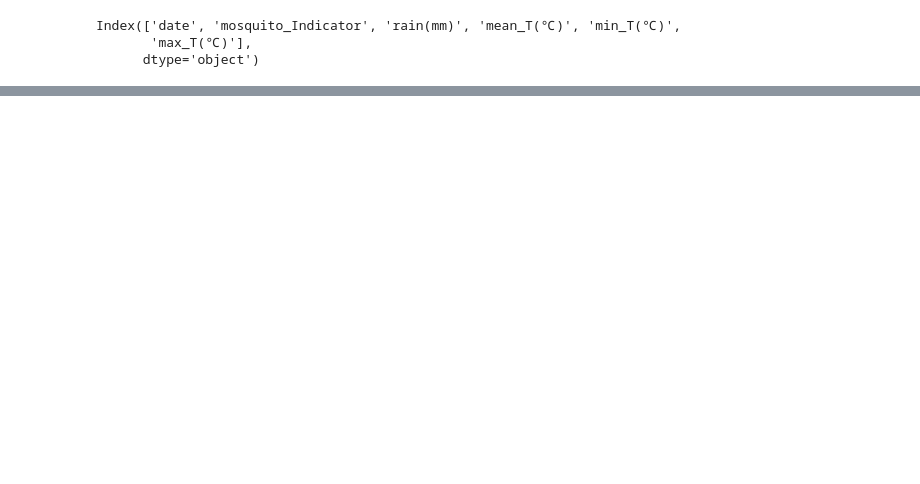
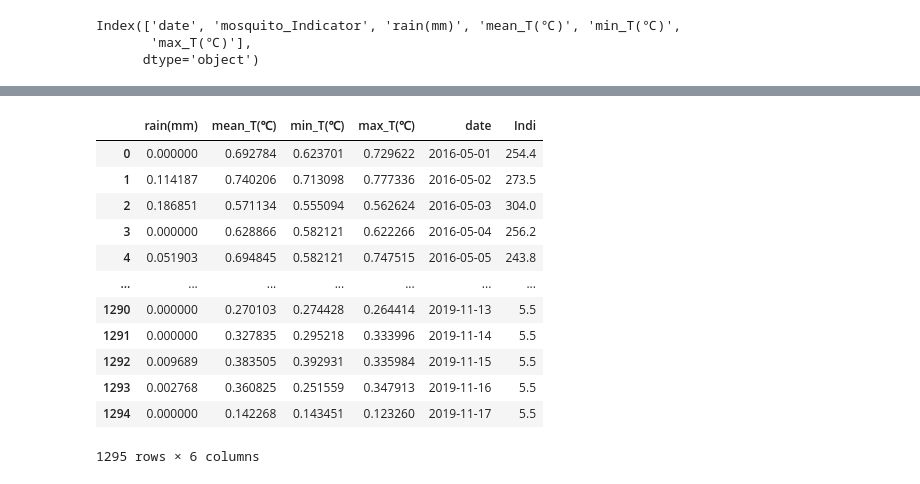
Before and after one commit to pyh5214/ML_Time-Series-Analysis, a Jupyter notebook: mos 1.ipynb, the cells around one changed output, grey strips where cells are left out. Saved outputs shown, nothing was run; the diff lists cells and outputs as text; code cells hidden in the pictures; blank space fills up the shorter version.

```diff
--- a/mos 1.ipynb
+++ b/mos 1.ipynb
@@ -72,0 +132,2 @@ memory usage: 63.0+ KB
+# %%
+mos = mos.drop_duplicates(subset=['date'])
@@ -72,0 +157,2 @@ memory usage: 63.0+ KB
+# %%
+mos['date'] = pd.to_datetime(mos['date'])
@@ -73,3 +177,3 @@ memory usage: 63.0+ KB
 # %%
-data =df.drop('mosquito_Indicator',axis = 1)
-target = df['mosquito_Indicator']
+data = mos.drop(['mosquito_Indicator', 'date'],axis = 1)
+target = mos['mosquito_Indicator']
@@ -75,0 +211,4 @@ target = df['mosquito_Indicator']
+# %%
+from sklearn.preprocessing import MinMaxScaler
+sc = MinMaxScaler()
+scaled = sc.fit_transform(data)
@@ -75,0 +648,19 @@ target = df['mosquito_Indicator']
+# %%
+mos_scaled = pd.DataFrame(scaled, columns=data.columns)
+mos_scaled['date'] = mos.date
+mos_scaled['Indi'] = target
+mos_scaled
+# %% [output]
+|  | rain(mm) | mean_T(℃) | min_T(℃) | max_T(℃) | date | Indi |
+| 0 | 0.000000 | 0.692784 | 0.623701 | 0.729622 | 2016-05-01 | 254.4 |
+| 1 | 0.114187 | 0.740206 | 0.713098 | 0.777336 | 2016-05-02 | 273.5 |
+| 2 | 0.186851 | 0.571134 | 0.555094 | 0.562624 | 2016-05-03 | 304.0 |
+| 3 | 0.000000 | 0.628866 | 0.582121 | 0.622266 | 2016-05-04 | 256.2 |
+| 4 | 0.051903 | 0.694845 | 0.582121 | 0.747515 | 2016-05-05 | 243.8 |
+| ... | ... | ... | ... | ... | ... | ... |
+| 1290 | 0.000000 | 0.270103 | 0.274428 | 0.264414 | 2019-11-13 | 5.5 |
+| 1291 | 0.000000 | 0.327835 | 0.295218 | 0.333996 | 2019-11-14 | 5.5 |
+| 1292 | 0.009689 | 0.383505 | 0.392931 | 0.335984 | 2019-11-15 | 5.5 |
+| 1293 | 0.002768 | 0.360825 | 0.251559 | 0.347913 | 2019-11-16 | 5.5 |
+| 1294 | 0.000000 | 0.142268 | 0.143451 | 0.123260 | 2019-11-17 | 5.5 |
+1295 rows × 6 columns
```
Also changed, not shown: parts of 105 cells of this notebook, 4 other files.
